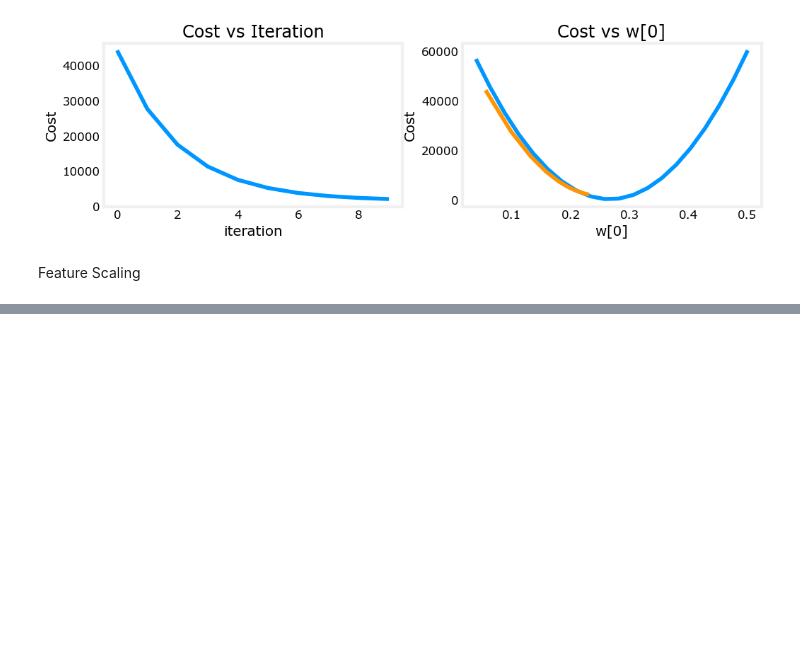
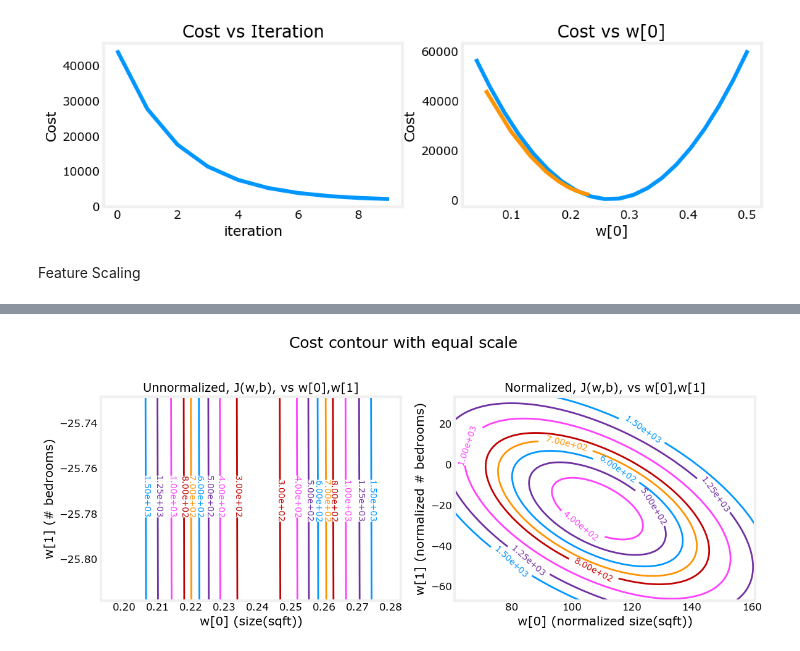
Before and after one commit to Roshanchau/learning_ML, a Jupyter notebook: supervised/4_feature_scaling_learning_rate.ipynb, the cells around one changed output, grey strips where cells are left out. Cells and saved outputs as stored; diff of their text form; code cells hidden in the pictures; blank space fills up the shorter version.

```diff
--- a/supervised/4_feature_scaling_learning_rate.ipynb
+++ b/supervised/4_feature_scaling_learning_rate.ipynb
@@ -101,0 +216,4 @@ Feature Scaling
+# %%
+plt_equal_scale(X_train, X_norm, y_train)
+# %% [output]
+[figure, added]
```
Also changed, not shown: parts of 8 cells of this notebook.
